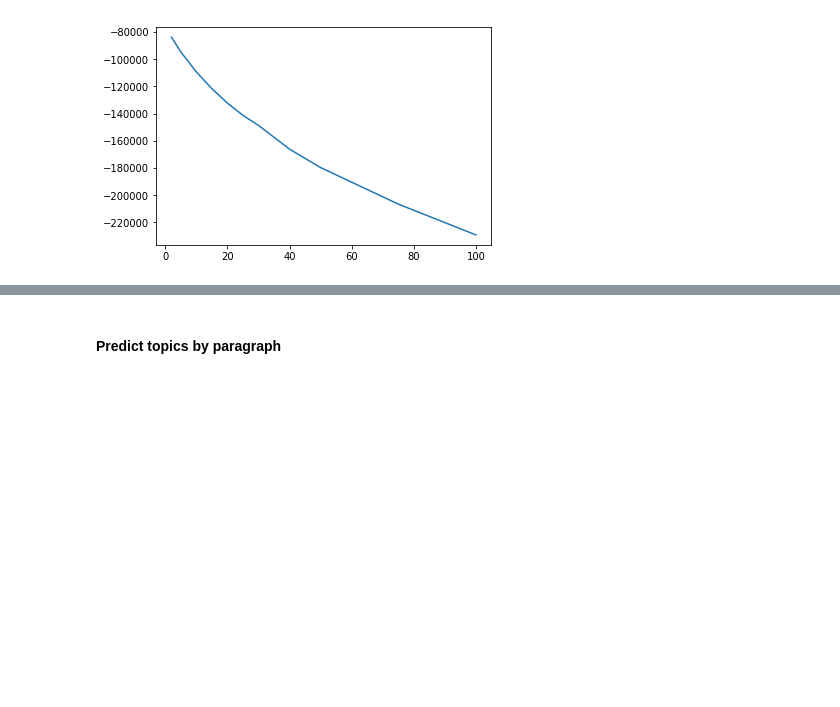
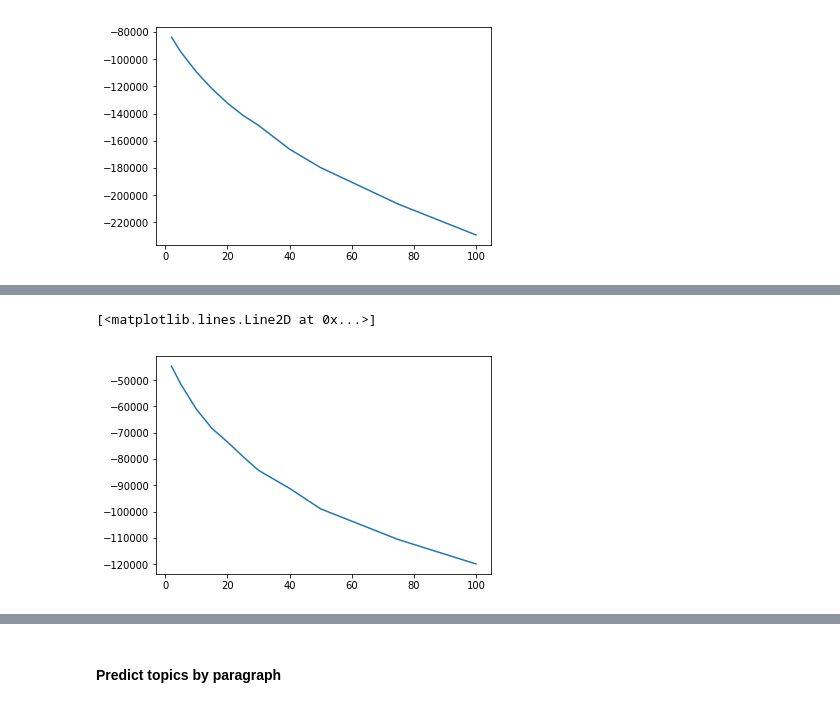
Before and after one commit to euphonic/EAGER, a Jupyter notebook: code/topics_markov/TopicModel and Markov-v2.ipynb, the cells around one changed output, grey strips where cells are left out. Cells and saved outputs as stored; diff of their text form; code cells hidden in the pictures; blank space fills up the shorter version.

```diff
--- a/code/topics_markov/TopicModel and Markov-v2.ipynb
+++ b/code/topics_markov/TopicModel and Markov-v2.ipynb
@@ -250,0 +276,5 @@ plt.plot(k, nano_perplexities)
+# %%
+plt.plot(k, medium_perplexities)
+# %% [output]
+[<matplotlib.lines.Line2D at 0x...>]
+[figure, added]
```
Also changed, not shown: parts of 10 cells of this notebook, 18 other files.
